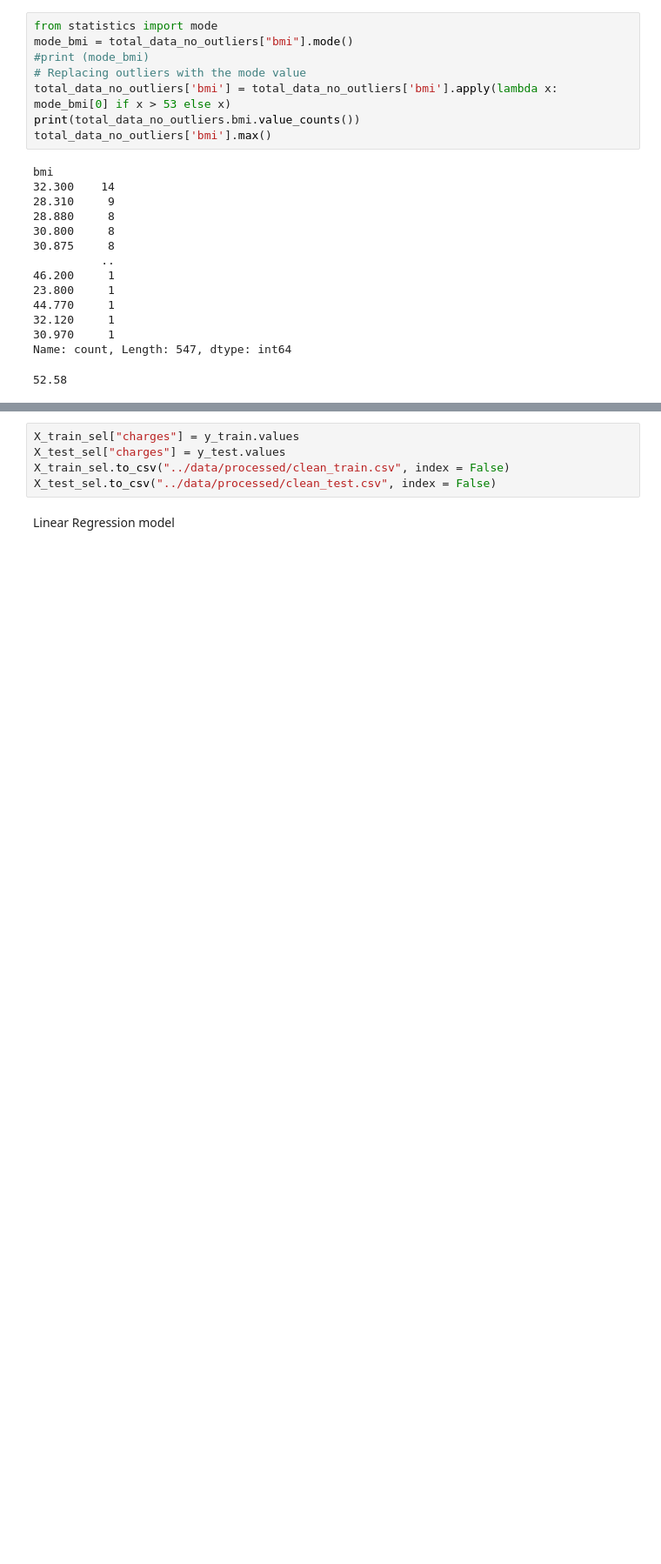
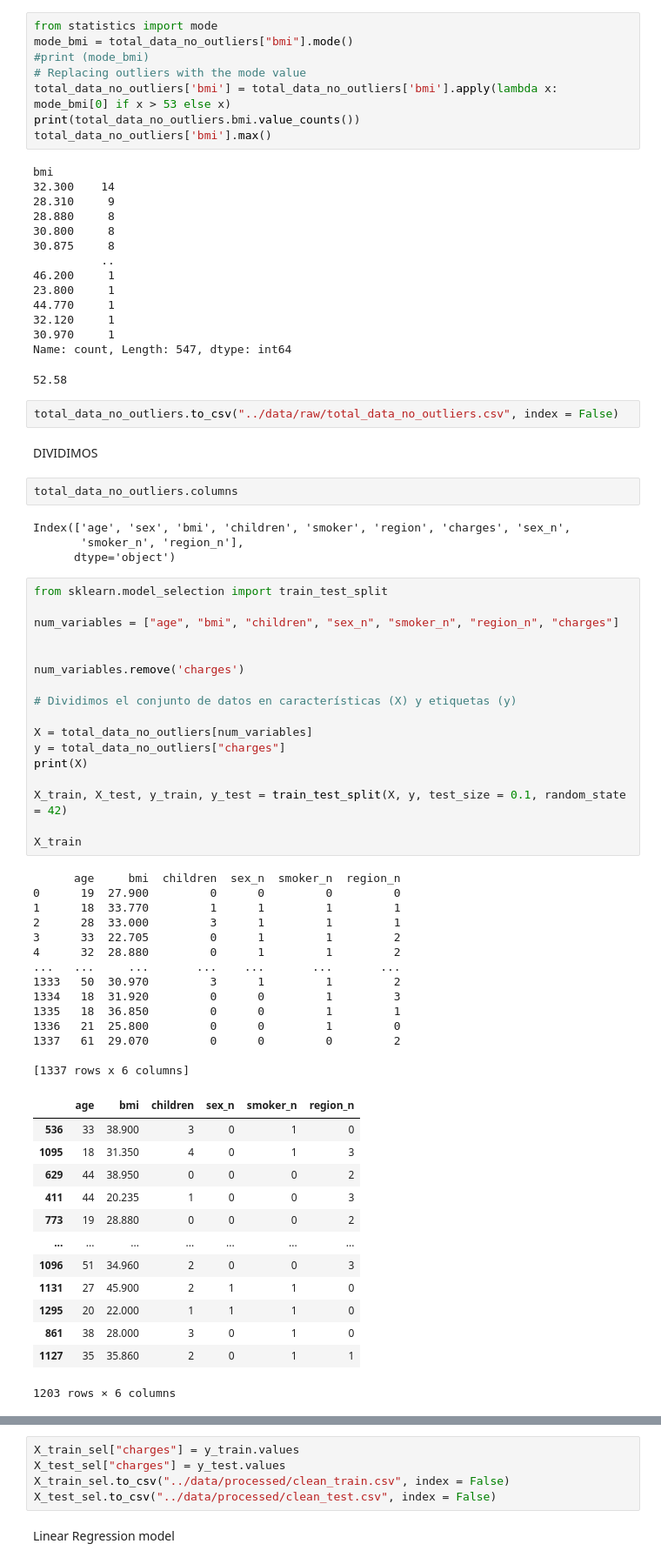
Before and after one commit to 4GeeksAcademy/Olga_K_lineal-regression, a Jupyter notebook: src/explore.ipynb, the cells around one changed output, grey strips where cells are left out. Shown at 87% size. Saved outputs shown, nothing was run; the diff lists cells and outputs as text; blank space fills up the shorter version.

```diff
--- a/src/explore.ipynb
+++ b/src/explore.ipynb
@@ -366,3 +366,58 @@ bmi
 30.970     1
 Name: count, Length: 547, dtype: int64
 52.58
+# %%
+total_data_no_outliers.to_csv("../data/raw/total_data_no_outliers.csv", index = False)
+# %% [markdown]
+DIVIDIMOS
+# %%
+total_data_no_outliers.columns
+# %% [output]
+Index(['age', 'sex', 'bmi', 'children', 'smoker', 'region', 'charges', 'sex_n',
+       'smoker_n', 'region_n'],
+      dtype='object')
+# %%
+from sklearn.model_selection import train_test_split
+
+num_variables = ["age", "bmi", "children", "sex_n", "smoker_n", "region_n", "charges"]
+
+
+num_variables.remove('charges')
+
+# Dividimos el conjunto de datos en características (X) y etiquetas (y)
+
+X = total_data_no_outliers[num_variables]
+y = total_data_no_outliers["charges"]
+print(X)
+
+X_train, X_test, y_train, y_test = train_test_split(X, y, test_size = 0.1, random_state = 42)
+
+X_train
+# %% [output]
+      age     bmi  children  sex_n  smoker_n  region_n
+0      19  27.900         0      0         0         0
+1      18  33.770         1      1         1         1
+2      28  33.000         3      1         1         1
+3      33  22.705         0      1         1         2
+4      32  28.880         0      1         1         2
+...   ...     ...       ...    ...       ...       ...
+1333   50  30.970         3      1         1         2
+1334   18  31.920         0      0         1         3
+1335   18  36.850         0      0         1         1
+1336   21  25.800         0      0         1         0
+1337   61  29.070         0      0         0         2
+
+[1337 rows x 6 columns]
+|  | age | bmi | children | sex_n | smoker_n | region_n |
+| 536 | 33 | 38.900 | 3 | 0 | 1 | 0 |
+| 1095 | 18 | 31.350 | 4 | 0 | 1 | 3 |
+| 629 | 44 | 38.950 | 0 | 0 | 0 | 2 |
+| 411 | 44 | 20.235 | 1 | 0 | 0 | 3 |
+| 773 | 19 | 28.880 | 0 | 0 | 0 | 2 |
+| ... | ... | ... | ... | ... | ... | ... |
+| 1096 | 51 | 34.960 | 2 | 0 | 0 | 3 |
+| 1131 | 27 | 45.900 | 2 | 1 | 1 | 0 |
+| 1295 | 20 | 22.000 | 1 | 1 | 1 | 0 |
+| 861 | 38 | 28.000 | 3 | 0 | 1 | 0 |
+| 1127 | 35 | 35.860 | 2 | 0 | 1 | 1 |
+1203 rows × 6 columns
```
Also changed, not shown: parts of 12 cells of this notebook, 3 other files.
